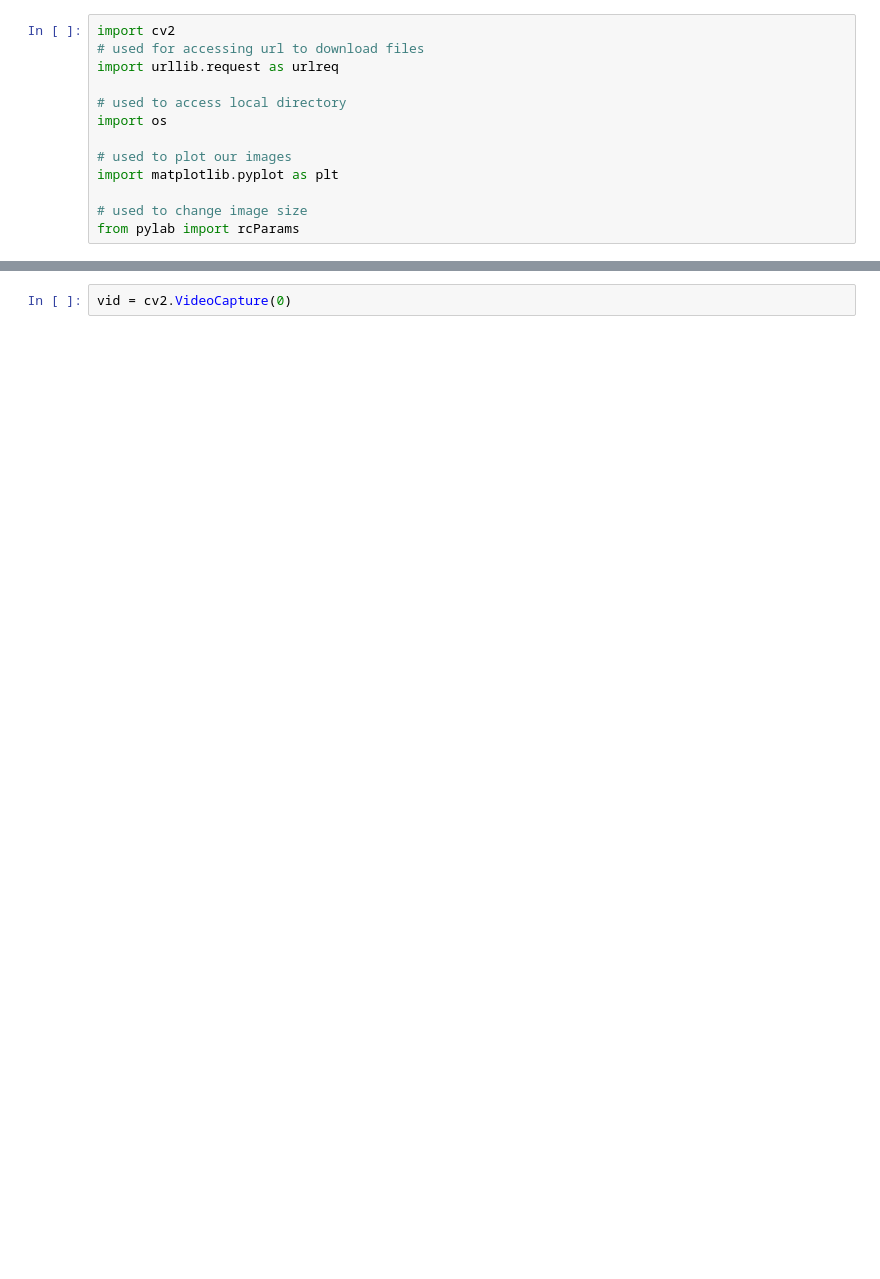
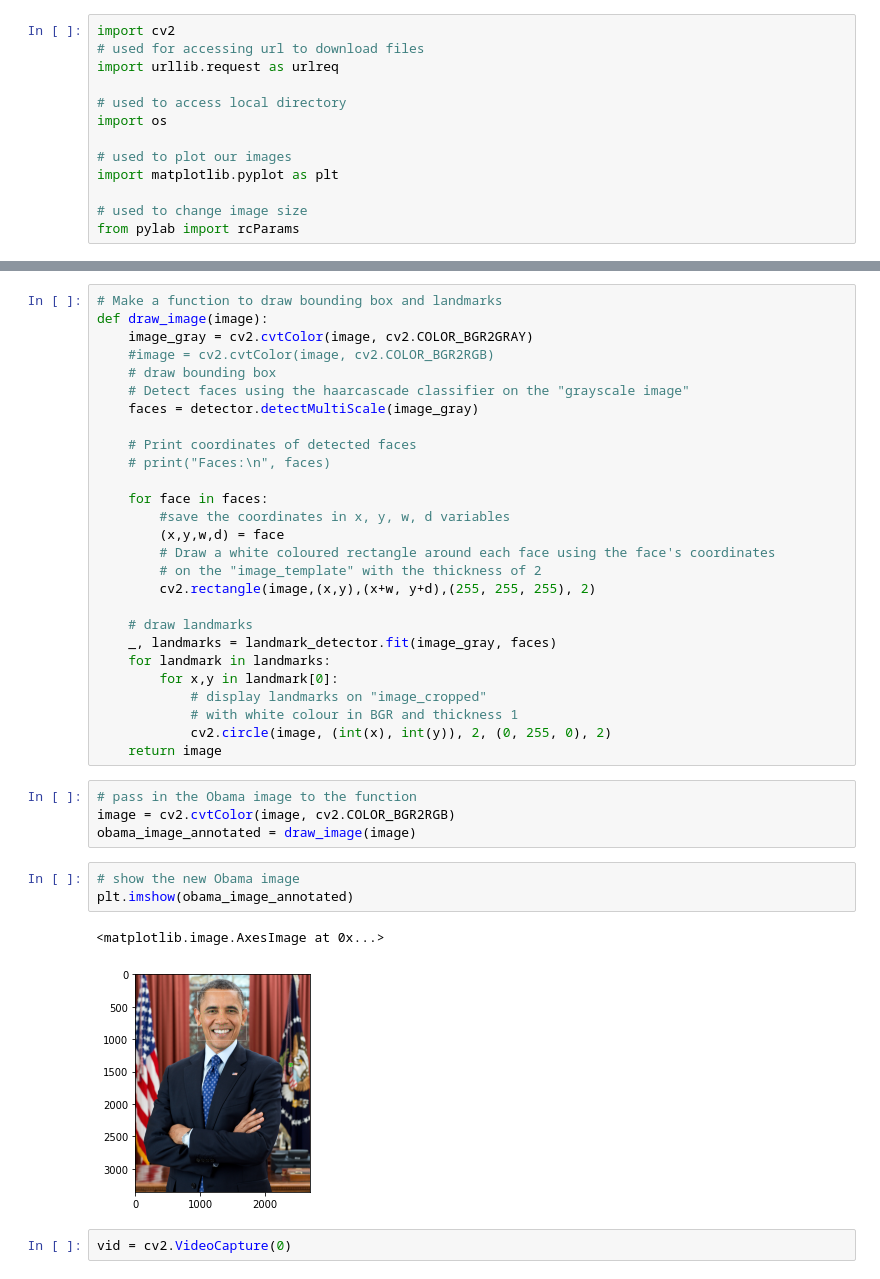
Before and after one commit to LukePratt/Real-Time-Emotion-Reading, a Jupyter notebook: NBS/real_time_landmark_detection.ipynb, the cells around one changed output, grey strips where cells are left out. Drawn from its saved outputs; the diff is of its cells as text; blank space fills up the shorter version.

```diff
--- a/NBS/real_time_landmark_detection.ipynb
+++ b/NBS/real_time_landmark_detection.ipynb
@@ -14,3 +75,40 @@ from pylab import rcParams
+# %%
+# Make a function to draw bounding box and landmarks
+def draw_image(image):
+    image_gray = cv2.cvtColor(image, cv2.COLOR_BGR2GRAY)
+    #image = cv2.cvtColor(image, cv2.COLOR_BGR2RGB)
+    # draw bounding box
+    # Detect faces using the haarcascade classifier on the "grayscale image"
+    faces = detector.detectMultiScale(image_gray)
+
+    # Print coordinates of detected faces
+    # print("Faces:\n", faces)
+
+    for face in faces:
+        #save the coordinates in x, y, w, d variables
+        (x,y,w,d) = face
+        # Draw a white coloured rectangle around each face using the face's coordinates
+        # on the "image_template" with the thickness of 2
+        cv2.rectangle(image,(x,y),(x+w, y+d),(255, 255, 255), 2)
+
+    # draw landmarks
+    _, landmarks = landmark_detector.fit(image_gray, faces)
+    for landmark in landmarks:
+        for x,y in landmark[0]:
+            # display landmarks on "image_cropped"
+            # with white colour in BGR and thickness 1
+            cv2.circle(image, (int(x), int(y)), 2, (0, 255, 0), 2)
+    return image
+# %%
+# pass in the Obama image to the function
+image = cv2.cvtColor(image, cv2.COLOR_BGR2RGB)
+obama_image_annotated = draw_image(image)
+# %%
+# show the new Obama image
+plt.imshow(obama_image_annotated)
+# %% [output]
+<matplotlib.image.AxesImage at 0x...>
+[figure, added]
 # %%
 vid = cv2.VideoCapture(0)
 # %%
```
Also changed, not shown: parts of 9 cells of this notebook, 21 other files.
